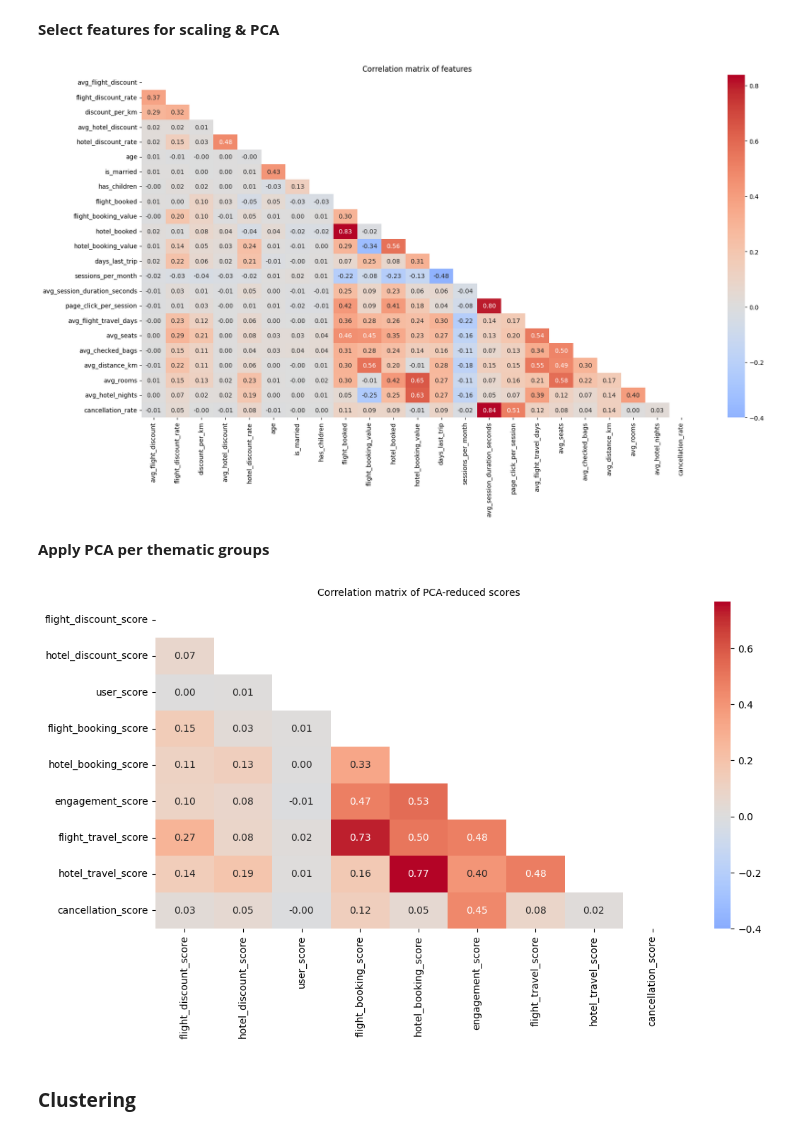
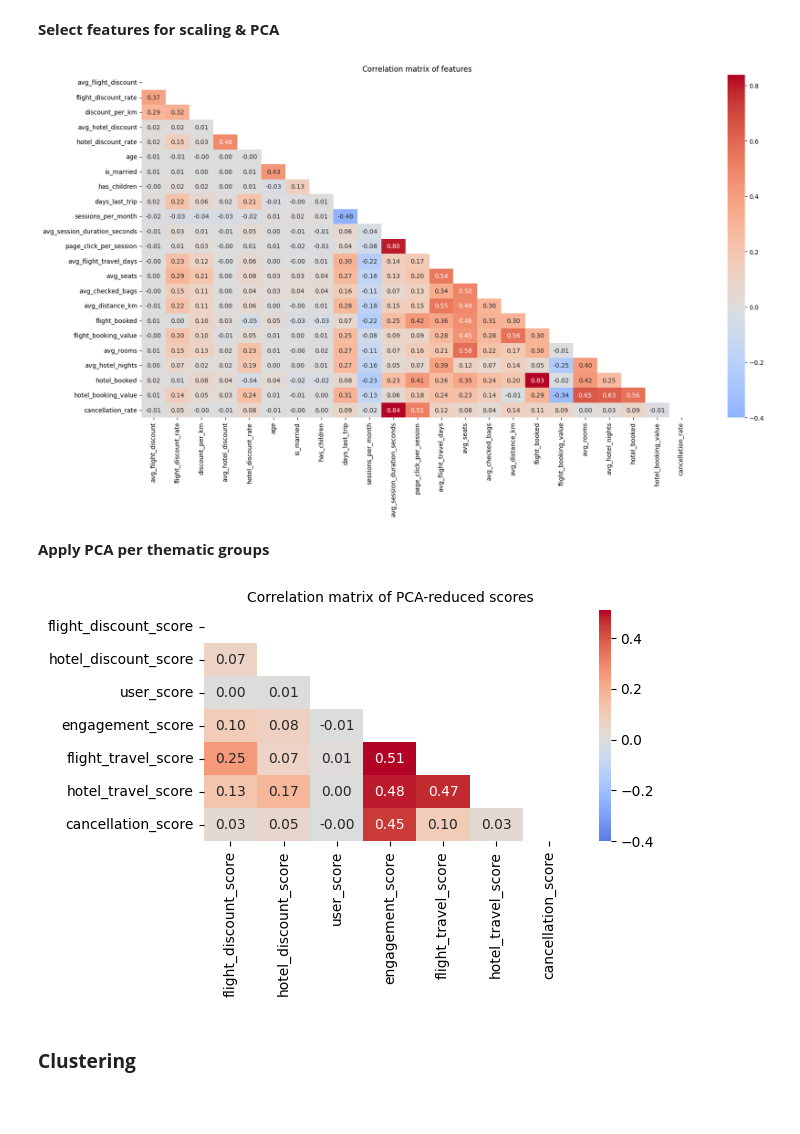
Before and after one commit to bfreiheit/customer_segmentation, a Jupyter notebook: notebooks/Segmentation.ipynb, the cells around one changed output. Cells and saved outputs as stored; diff of their text form; code cells hidden in the pictures; blank space fills up the shorter version.

```diff
--- a/notebooks/Segmentation.ipynb
+++ b/notebooks/Segmentation.ipynb
@@ -62,10 +62,6 @@ feature_groups = {
     # User demographics
     "user_score": ["age", "is_married", "has_children"],
 
-    # Booking features
-    "flight_booking_score": ["flight_booked", "flight_booking_value"],
-    "hotel_booking_score": ["hotel_booked", "hotel_booking_value"],
-
     # Engagement
     "engagement_score": [
         "days_last_trip",
@@ -80,18 +76,19 @@ feature_groups = {
         "avg_seats",
         "avg_checked_bags",
         "avg_distance_km",
+        "flight_booked", "flight_booking_value"
     ],
     "hotel_travel_score": [
         "avg_rooms",
         "avg_hotel_nights",
+        "hotel_booked", "hotel_booking_value"
     ],
-
 
     # Cancellations
     "cancellation_score": ["cancellation_rate"],
 }
 # %%
-metrics = [m for k, metric in feature_groups.items() for m in metric]
+metrics = [m for _, metric in feature_groups.items() for m in metric]
 
 matrix = np.triu(cohort[metrics].corr())
 plt.figure(figsize=(20, 10))
@@ -99,7 +96,7 @@ plt.title('Correlation matrix of features', fontsize=12)
 sns.heatmap(cohort[metrics].corr(), annot=True, fmt=".2f", cmap="coolwarm", vmin=-0.4, center=0, mask=matrix)
 plt.show()
 # %% [output]
-[figure, old version]
+[figure, new version]
 # %% [markdown]
 **Apply PCA per thematic groups**
 # %%
@@ -108,13 +105,13 @@ for score_name, features in feature_groups.items():
 # %%
 scores = [k for k in feature_groups.keys()]
 
 matrix = np.triu(cohort[scores].corr())
-plt.figure(figsize=(12, 6))
+plt.figure(figsize=(6, 3))
 plt.title('Correlation matrix of PCA-reduced scores', fontsize=10)
 sns.heatmap(cohort[scores].corr(), annot=True, fmt=".2f", cmap="coolwarm", vmin=-0.4, center=0, mask=matrix)
 plt.show()
 # %% [output]
-[figure, old version]
+[figure, new version]
 # %% [markdown]
 ### **Clustering**
 # %% [markdown]
```
Also changed, not shown: parts of 15 cells of this notebook, 3 other files.
